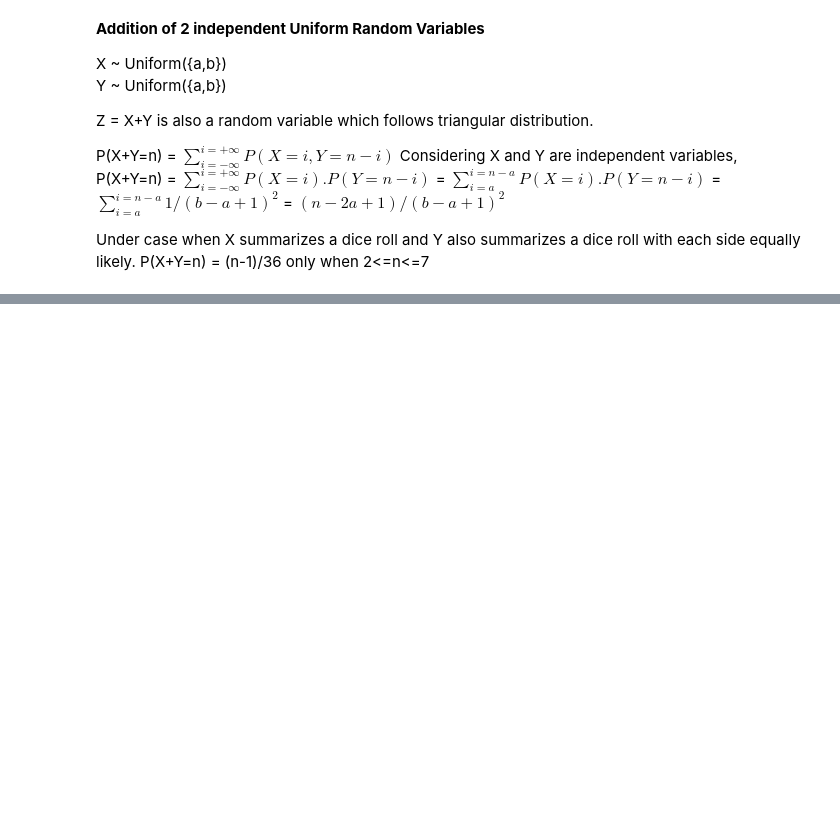
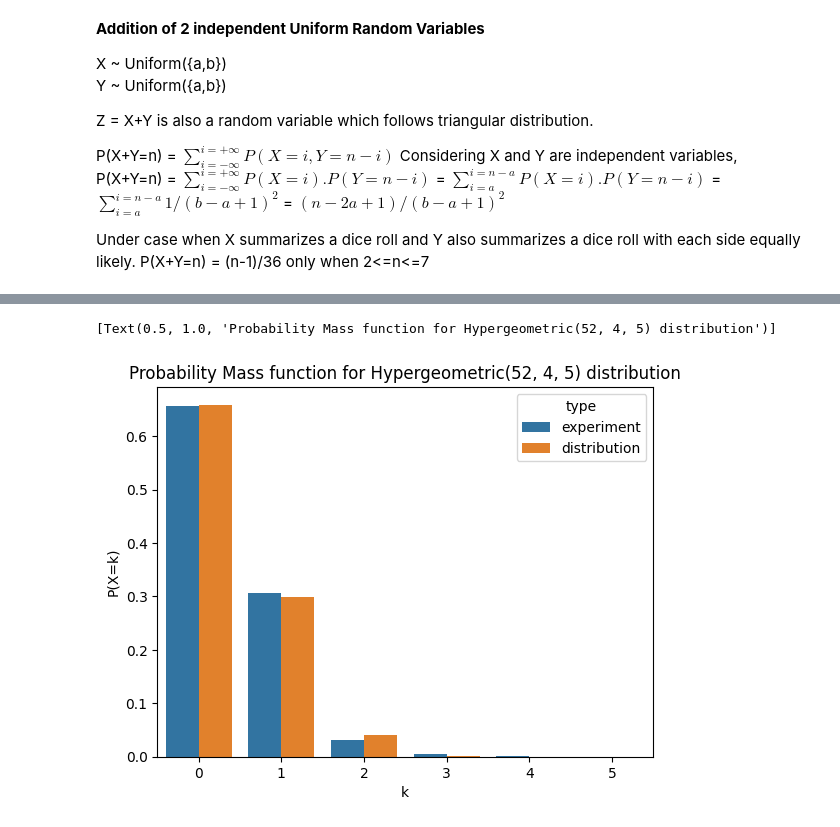
Before and after one commit to hardiksahi/MachineLearning, a Jupyter notebook: Lecture_8.ipynb, the cells around one changed output, grey strips where cells are left out. Saved outputs shown, nothing was run; the diff lists cells and outputs as text; code cells hidden in the pictures; blank space fills up the shorter version.

```diff
--- a/Lecture_8.ipynb
+++ b/Lecture_8.ipynb
@@ -275,0 +321,20 @@ sns.barplot(data=combined_add_uniform_prob_df, x="k", y="P(X+Y=k)", hue="type")#
+# %%
+sample_data_size = 5
+population_size = 52
+success_population_size = 4
+# %%
+hypergeometric_experiment_result_prob = hypergeometric_experiment(sample_data_size=sample_data_size, n_iter = 1000)
+hypergeometric_experiment_df = pd.DataFrame.from_dict(data = hypergeometric_experiment_result_prob, orient='index').reset_index().rename(columns={"index":"k", 0: "P(X=k)"})
+hypergeometric_experiment_df.loc[:, 'type'] = "experiment"
+# %%
+hypergeometric_rv = stats.hypergeom(M=population_size, n=success_population_size, N=sample_data_size)
+hypergeometric_prob = hypergeometric_rv.pmf(k=[i for i in range(0, sample_data_size+1)])
+hypergeometric_prob_df = pd.DataFrame({"P(X=k)":hypergeometric_prob, "k": [i for i in range(0, sample_data_size+1)], "type":"distribution"})
+# %%
+combined_hypergeometric_prob_df = pd.concat([hypergeometric_experiment_df, hypergeometric_prob_df], axis=0)
+# %%
+#fig, ax = plt.subplots(figsize=(10,10))
+sns.barplot(data=combined_hypergeometric_prob_df, x="k", y="P(X=k)", hue="type").set(title=f"Probability Mass function for Hypergeometric({population_size}, {success_population_size}, {sample_data_size}) distribution")
+# %% [output]
+[Text(0.5, 1.0, 'Probability Mass function for Hypergeometric(52, 4, 5) distribution')]
+[figure, added]
```
Also changed, not shown: parts of 8 cells of this notebook.
